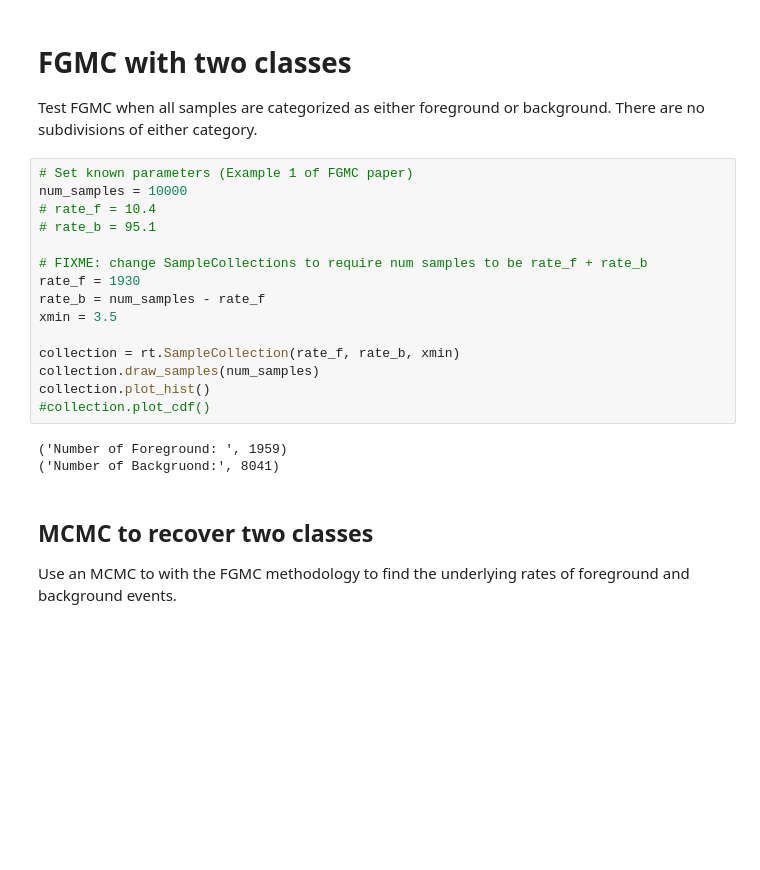
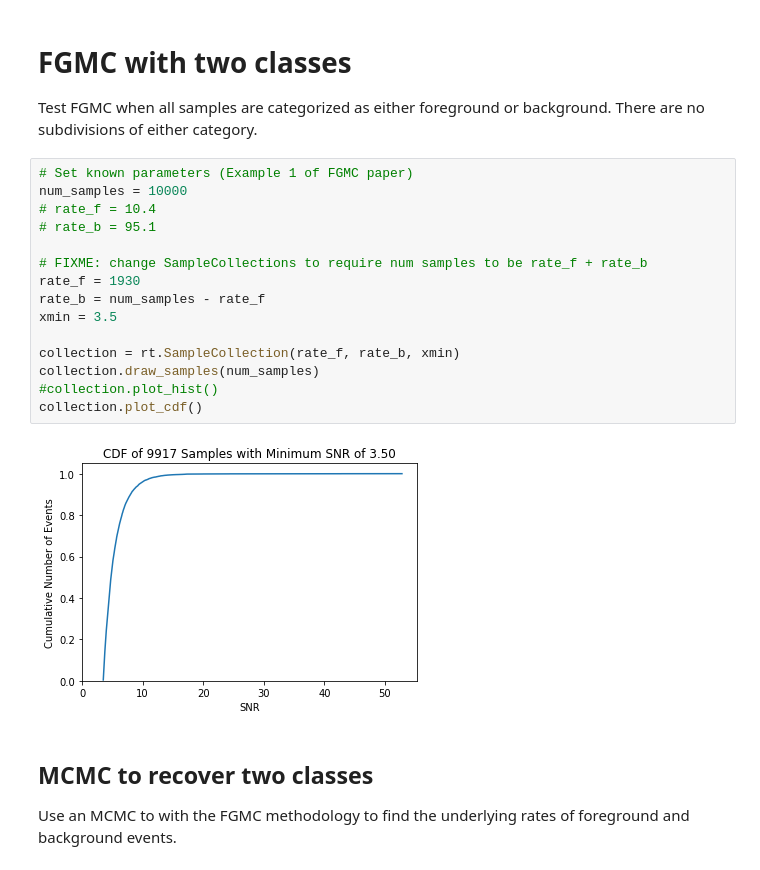
Before and after one commit to eachase/gw_rates, a Jupyter notebook: FGMC_testing.ipynb, the cells around one changed output. Drawn from its saved outputs; the diff is of its cells as text; blank space fills up the shorter version.

```diff
--- a/FGMC_testing.ipynb
+++ b/FGMC_testing.ipynb
@@ -35,21 +24,20 @@ Test FGMC when all samples are categorized as either foreground or background. T
 # %%
 # Set known parameters (Example 1 of FGMC paper)
 num_samples = 10000
 # rate_f = 10.4
 # rate_b = 95.1
 
 # FIXME: change SampleCollections to require num samples to be rate_f + rate_b
 rate_f = 1930
 rate_b = num_samples - rate_f
 xmin = 3.5
 
 collection = rt.SampleCollection(rate_f, rate_b, xmin)
 collection.draw_samples(num_samples)
-collection.plot_hist()
-#collection.plot_cdf()
+#collection.plot_hist()
+collection.plot_cdf()
 # %% [output]
-('Number of Foreground: ', 1959)
-('Number of Backgruond:', 8041)
+[figure, added]
 # %% [markdown]
 ## MCMC to recover two classes
 Use an MCMC to with the FGMC methodology to find the underlying rates of foreground and background events.
```
Also changed, not shown: parts of 3 cells of this notebook.
